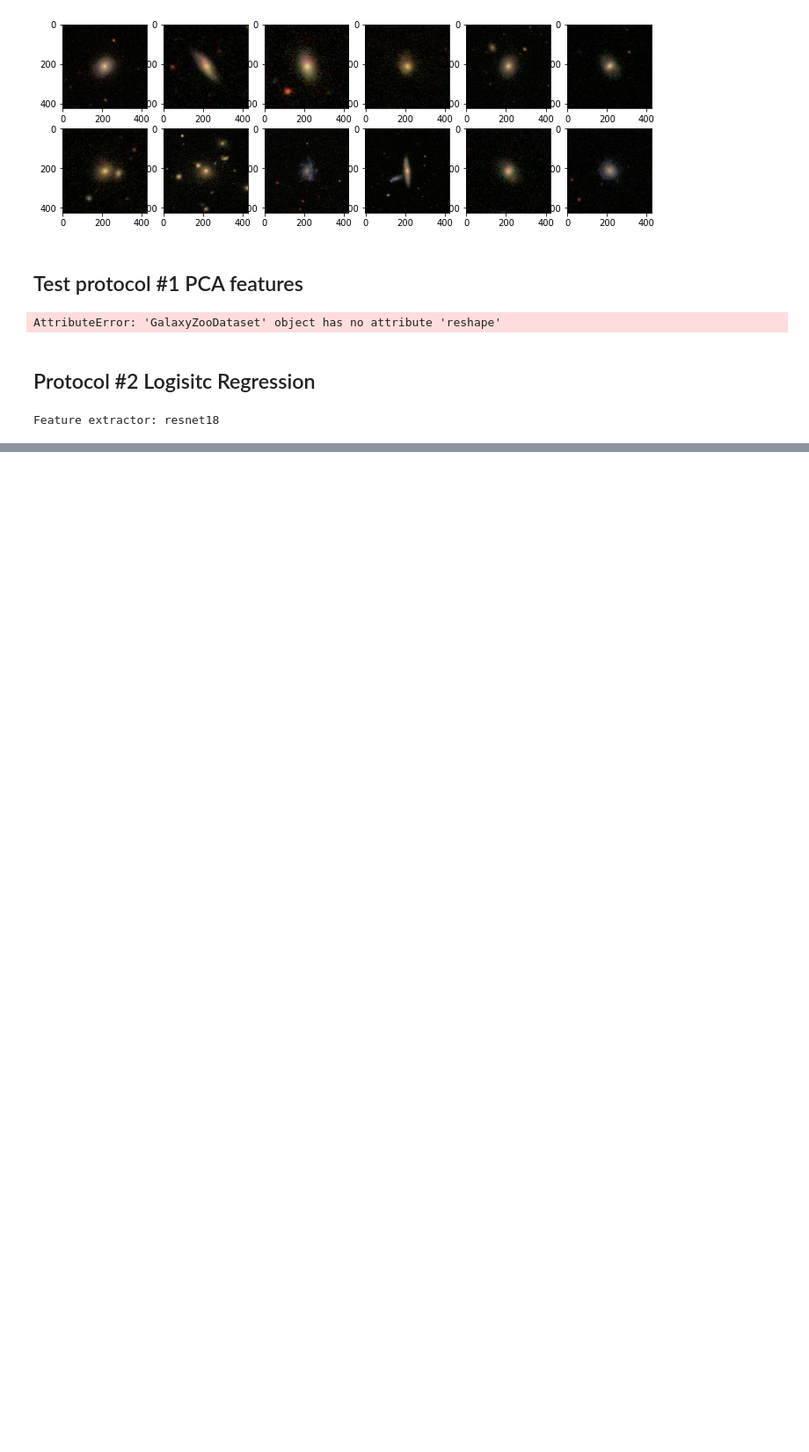
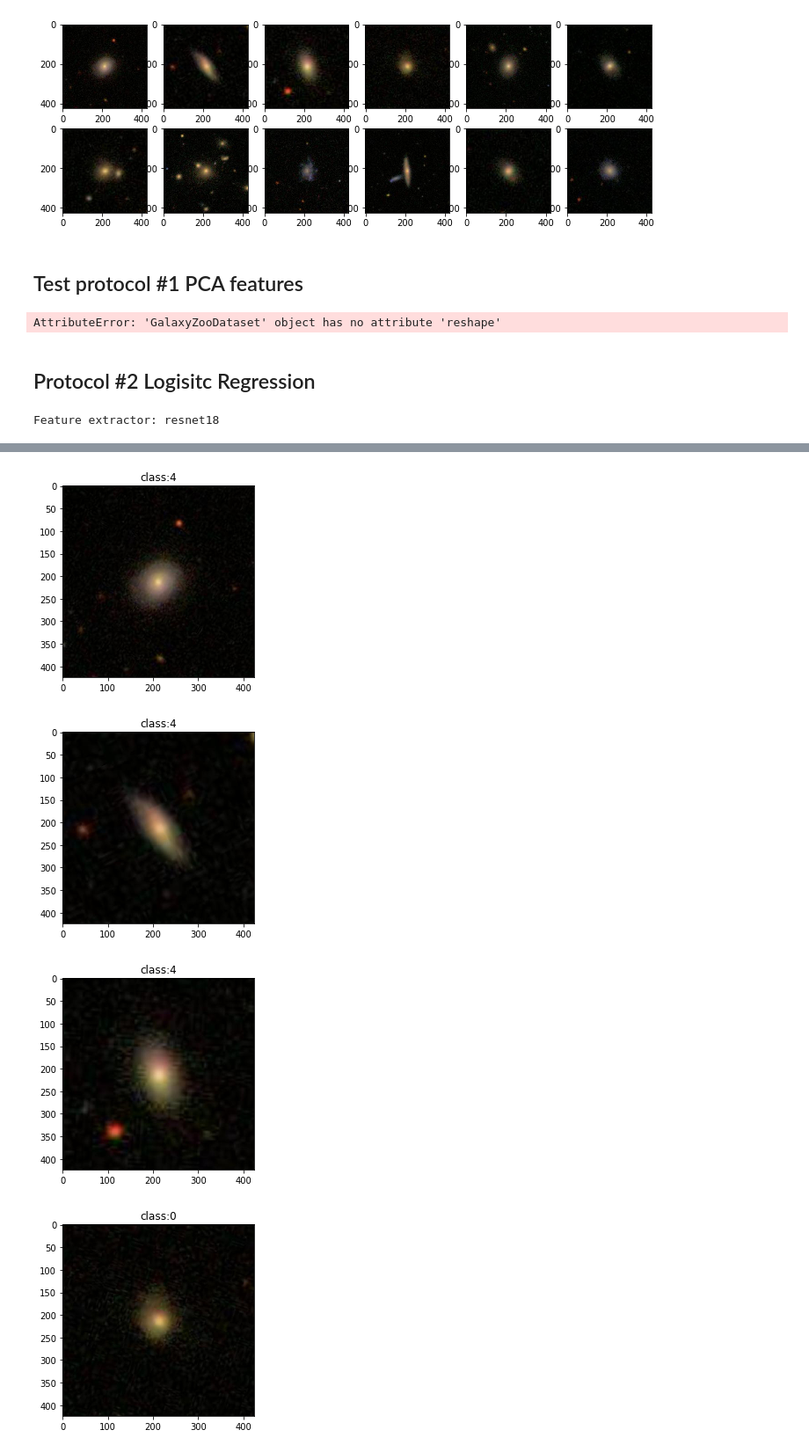
Before and after one commit to joshualin24/SelfSupervisedLearning_PyTorch, a Jupyter notebook: SimCLR/src/feature_eval/linear_feature_eval_galaxy.ipynb, the cells around one changed output, grey strips where cells are left out. Shown at 88% size. Drawn from its saved outputs; the diff is of its cells as text; code cells hidden in the pictures; blank space fills up the shorter version.

```diff
--- a/SimCLR/src/feature_eval/linear_feature_eval_galaxy.ipynb
+++ b/SimCLR/src/feature_eval/linear_feature_eval_galaxy.ipynb
@@ -115,11 +125,13 @@ class GalaxyZooDataset(Dataset):
 import pandas as pd
 import os, sys
 from PIL import Image
-X_train = GalaxyZooDataset('/media/joshua/Milano/Milano_git_work_zone/Galaxy-Zoo-Classification/class_labels_train_46183_C5.csv', '/media/joshua/Milano/galaxy_zoo/train/')
+X_train = GalaxyZooDataset('/media/joshua/Milano/Milano_git_work_zone/Galaxy-Zoo-Classification/class_labels_train_46183_C5.csv', '/media/joshua/Milano/galaxy_zoo/train/', transform = transforms.ToTensor())
 
-print("train info", len(X_train), X_train[0][1])
+print("train info", len(X_train), X_train[0])
 
 sample_image = np.asarray(X_train[0][0])
 
 print("sample image shape", sample_image.shape)
+
+print(np.amax(sample_image))
 # %% [output]
@@ -293,0 +359,13 @@ plt.show()
+# %%
+for i in range(10):
+    sample_image = np.asarray(X_train[i][0])
+    sample_image = np.moveaxis(sample_image, 0, -1)
+
+    plt.imshow(sample_image)
+    plt.title("class:" + str(y_train[i]))
+    plt.show()
+# %% [output]
+[figure, added]
+[figure, added]
+[figure, added]
+[figure, added]
```
Also changed, not shown: parts of 22 cells of this notebook, 2 other files.
